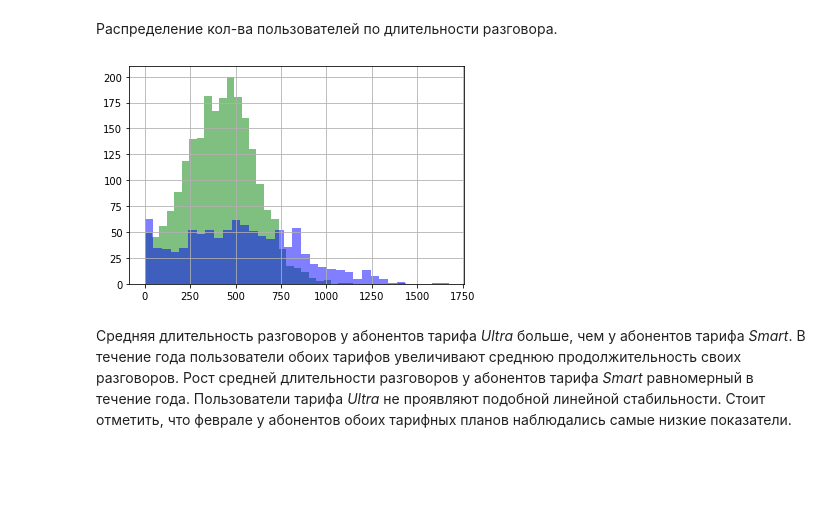
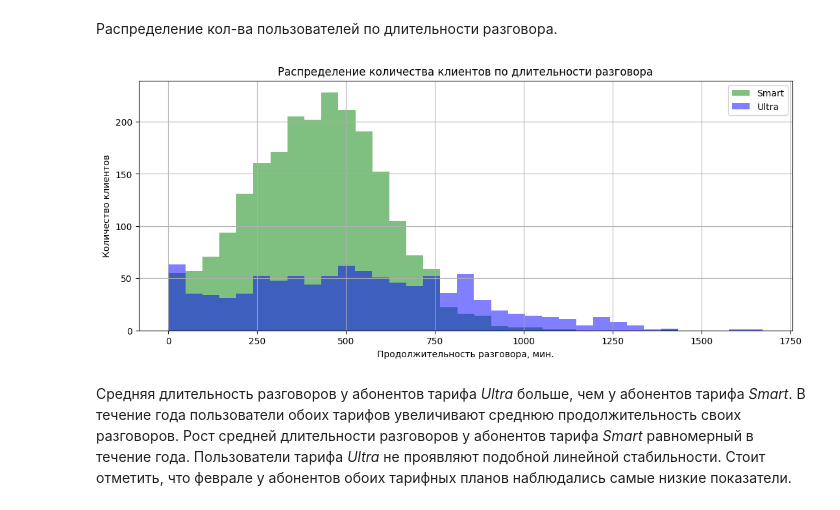
Before and after one commit to Danspers/4.Recomend-system-for-tariffs-SDA, a Jupyter notebook: Recomend_system_for_tarrifs_SDA.ipynb, the cells around one changed output. Saved outputs shown, nothing was run; the diff lists cells and outputs as text; code cells hidden in the pictures; blank space fills up the shorter version.

```diff
--- a/Recomend_system_for_tarrifs_SDA.ipynb
+++ b/Recomend_system_for_tarrifs_SDA.ipynb
@@ -152,7 +154,7 @@ memory usage: 2.8+ MB
 # %% [markdown]
 Чтение файла `/datasets/tariffs.csv`, сохранение датафрейм в переменной `tariffs`.
 # %%
-tariffs = pd.read_csv('/datasets/tariffs.csv')
+tariffs = pd.read_csv('datasets/tariffs.csv')
 # %% [markdown]
 Вывод всего датафрейма `tariffs`.
 # %%
@@ -184,7 +186,7 @@ memory usage: 256.0+ bytes
 # %% [markdown]
 Чтения файла `/datasets/users.csv`, сохранение датафрейма в переменнаой `users`.
 # %%
-users = pd.read_csv('/datasets/users.csv')
+users = pd.read_csv('datasets/users.csv')
 # %% [markdown]
 Вывод первых 5 строк датафрейма `users`.
 # %%
@@ -386,12 +388,11 @@ users['churn_date'].count() / users['churn_date'].shape[0] * 100
 Объединение всех посчитанныех выше значений в один датафрейм `user_behavior`.
 Для каждой пары "пользователь - месяц" будут доступны информация о тарифе, количестве звонков, сообщений и потраченных мегабайтах.
 # %%
-user_behavior = calls_per_month\
-    .merge(messages_per_month, left_index=True, right_index=True, how='outer')\
-    .merge(sessions_per_month, left_index=True, right_index=True, how='outer')\
-    .merge(minutes_per_month,  left_index=True, right_index=True, how='outer')\
-    .reset_index()\
-    .merge(users, how='left', left_on='user_id', right_on='user_id')\
+user_behavior = calls_per_month.merge(messages_per_month, left_index=True, right_index=True, how='outer')\
+                               .merge(sessions_per_month, left_index=True, right_index=True, how='outer')\
+                               .merge(minutes_per_month,  left_index=True, right_index=True, how='outer')\
+                               .reset_index()\
+                               .merge(users, how='left', left_on='user_id', right_on='user_id')
 
 user_behavior.head()
 # %% [output]
@@ -459,11 +460,10 @@ user_behavior['cost_gb'] = user_behavior['paid_gb'] * user_behavior['rub_per_gb'
 # %% [markdown]
 Подсчёт помесячной выручку с каждого пользователя. Она будет храниться в столбец `total_cost`
 # %%
-user_behavior['total_cost'] = \
-      user_behavior['rub_monthly_fee']\
-    + user_behavior['cost_minutes']\
-    + user_behavior['cost_messages']\
-    + user_behavior['cost_gb']
+user_behavior['total_cost'] = user_behavior['rub_monthly_fee']\
+                            + user_behavior['cost_minutes']\
+                            + user_behavior['cost_messages']\
+                            + user_behavior['cost_gb']
 # %% [markdown]
 Сохранение статистических метрик для каждой пары месяц-тариф в одной таблице stats_df (среднее значение, стандартное отклонение, медиана).
 Датафрейм `stats_df` для каждой пары "месяц-тариф" будет хранить основные характеристики
@@ -530,10 +527,16 @@ ax.set(xlabel='Номер месяца', ylabel='Средняя продолжи
 # %% [markdown]
 Распределение кол-ва пользователей по длительности разговора.
 # %%
-user_behavior[user_behavior['tariff'] =='smart']['minutes'].hist(bins=35, alpha=0.5, color='green')
-user_behavior[user_behavior['tariff'] =='ultra']['minutes'].hist(bins=35, alpha=0.5, color='blue');
+user_behavior[user_behavior['tariff'] =='smart']['minutes'].hist(bins=30, alpha=0.5, figsize=FIG_SIZE, color='green')
+user_behavior[user_behavior['tariff'] =='ultra']['minutes'].hist(bins=35, alpha=0.5, figsize=FIG_SIZE, color='blue')
+plt.legend(['Smart', 'Ultra'])
+plt.title('Распределение количества клиентов по длительности разговора')
+plt.xlabel('Продолжительность разговора, мин.')
+plt.ylabel('Количество клиентов')
+plt.grid(True)
+plt.show()
 # %% [output]
-[figure, old version]
+[figure, new version]
 # %% [markdown]
 Средняя длительность разговоров у абонентов тарифа _Ultra_ больше, чем у абонентов тарифа _Smart_. В течение года пользователи обоих тарифов увеличивают среднюю продолжительность своих разговоров. Рост средней длительности разговоров у абонентов тарифа _Smart_ равномерный в течение года. Пользователи тарифа _Ultra_ не проявляют подобной линейной стабильности. Стоит отметить, что феврале у абонентов обоих тарифных планов наблюдались самые низкие показатели.
 # %% [markdown]
```
Also changed, not shown: parts of 22 cells of this notebook.
